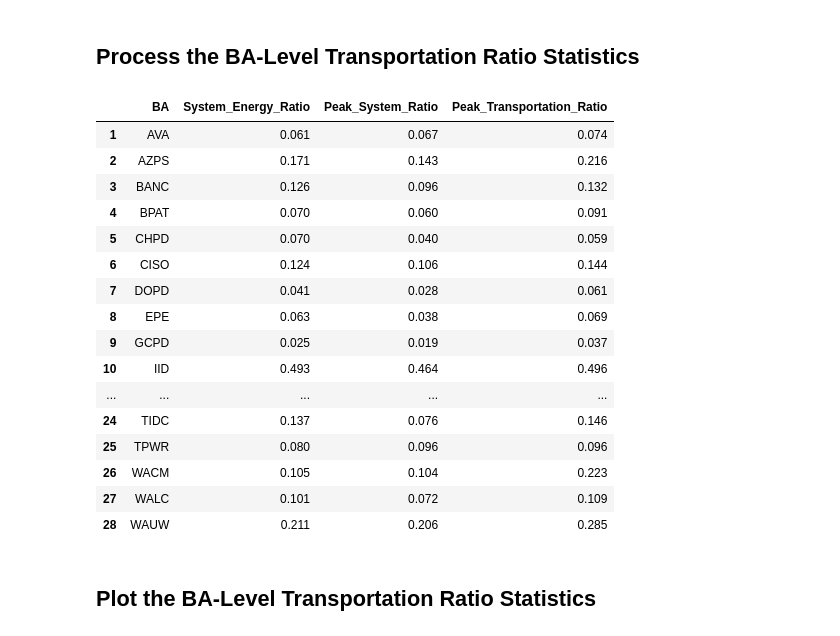
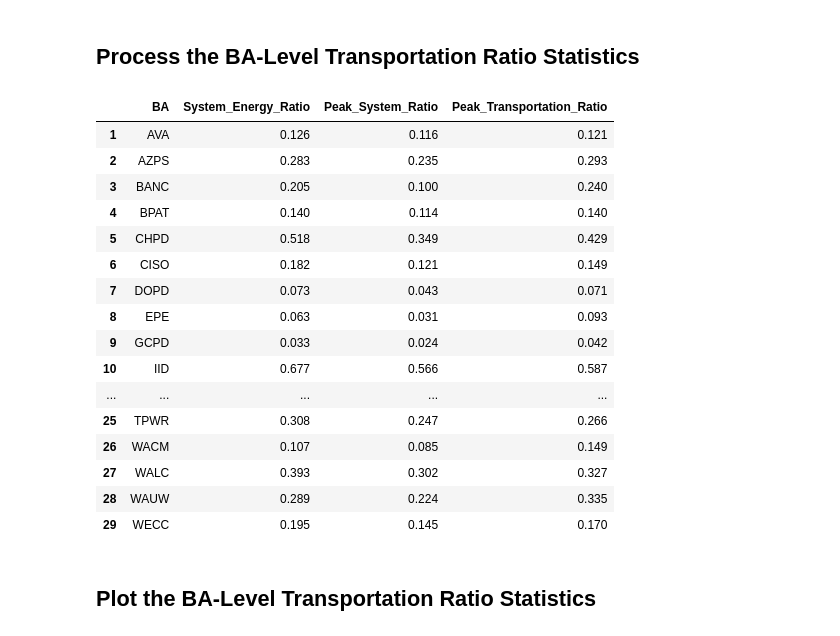
Before and after one commit to GODEEEP/load_analysis, a Jupyter notebook: notebooks/transportation_paper_figures.ipynb, the cells around one changed output. Saved outputs shown, nothing was run; the diff lists cells and outputs as text; code cells hidden in the pictures.

```diff
--- a/notebooks/transportation_paper_figures.ipynb
+++ b/notebooks/transportation_paper_figures.ipynb
@@ -14,8 +14,8 @@ from mpl_toolkits.axes_grid1 import make_axes_locatable
 ## Set the Directory Structure
 # %%
 # Set the data input and image output directories:
-data_input_dir =  '/Users/burl878/Documents/GODEEEP/Data/Transportation_Paper/Data/'
-image_output_dir =  '/Users/burl878/Documents/GODEEEP/Data/Transportation_Paper/Figures/'
+data_input_dir =  '/Users/acha692/OneDrive - PNNL/Documents/GOODEEP/Transportation_Paper/Data/'
+image_output_dir =  '/Users/acha692/OneDrive - PNNL/Documents/GOODEEP/Transportation_Paper/Figures/'
 # %% [markdown]
 ## Process the BA-Level Transportation Ratio Statistics
 # %%
@@ -31,53 +31,70 @@ def process_load_ratios(scenario_to_process: str, year_to_process: str, data_inp
     # Make a list of all of the BAs:
     bas = load_df['BA_Code'].unique()
 
+    # For WECC
+    wecc_df = load_df.groupby(by ='Time_UTC').agg({'Non-Transportation_Load_MWh': 'sum',  'Transportation_Load_MWh': 'sum','Total_Load_MWh':'sum'})
+    wecc_df['Load_Ratio'] = (wecc_df['Transportation_Load_MWh']/wecc_df['Total_Load_MWh']).round(3)
+
     #Initiate a counter and empty dataframe to store the results:
     counter = 0;
     output_df = pd.DataFrame()
 
     # Loop over the BAs and process their data into an output file:
-    for i in range(len(bas)):
+    for i in range(len(bas)+1):
         # Iterate the counter by one:
         counter = counter + 1
 
-        # Subset to just the data for the BA being processed:
-        subset_df = load_df[load_df['BA_Code'].isin([bas[i]])].copy()
+        if counter == len(bas)+1:
 
-        # Put the output in a new dataframe:
-        output_df.loc[counter, 'BA'] = bas[i]
-        output_df.loc[counter, 'System_Energy_Ratio'] = ((subset_df['Transportation_Load_MWh'].sum()) / (subset_df['Total_Load_MWh'].sum())).round(3)
-        output_df.loc[counter, 'Peak_System_Ratio'] = subset_df['Load_Ratio'].loc[subset_df['Total_Load_MWh'].idxmax()].round(3)
-        output_df.loc[counter, 'Peak_Transportation_Ratio'] = subset_df['Load_Ratio'].loc[subset_df['Transportation_Load_MWh'].idxmax()].round(3)
 
-        # Clean up
-        del subset_df
+            output_df.loc[counter, 'BA'] = 'WECC'
+            output_df.loc[counter, 'System_Energy_Ratio'] = ((wecc_df['Transportation_Load_MWh'].sum()) / (wecc_df['Total_Load_MWh'].sum())).round(3)
+            output_df.loc[counter, 'Peak_System_Ratio'] = wecc_df['Load_Ratio'].loc[wecc_df['Total_Load_MWh'].idxmax()].round(3)
+            output_df.loc[counter, 'Peak_Transportation_Ratio'] = wecc_df['Load_Ratio'].loc[wecc_df['Transportation_Load_MWh'].idxmax()].round(3)
+        else:
+
+            # Subset to just the data for the BA being processed:
+            subset_df = load_df[load_df['BA_Code'].isin([bas[i]])].copy()
+
+            # Put the output in a new dataframe:
+            output_df.loc[counter, 'BA'] = bas[i]
+            output_df.loc[counter, 'System_Energy_Ratio'] = ((subset_df['Transportation_Load_MWh'].sum()) / (subset_df['Total_Load_MWh'].sum())).round(3)
+            output_df.loc[counter, 'Peak_System_Ratio'] = subset_df['Load_Ratio'].loc[subset_df['Total_Load_MWh'].idxmax()].round(3)
+            output_df.loc[counter, 'Peak_Transportation_Ratio'] = subset_df['Load_Ratio'].loc[subset_df['Transportation_Load_MWh'].idxmax()].round(3)
+
+            # Clean up
+            del subset_df
+
 
     return output_df
 # %%
 # Test the function for a given year and scenario:
-output_df = process_load_ratios(scenario_to_process = 'BAU_Climate',
-                                year_to_process = '2035',
+output_df = process_load_ratios(scenario_to_process = 'NetZeroNoCCS_Climate',
+                                year_to_process = '2050',
                                 data_input_dir = data_input_dir)
 
+#writing this csv to plot in MATLAB
+# output_df.to_csv("load_ratio_NZ_2050.csv")
+
 output_df
 # %% [output]
 |  | BA | System_Energy_Ratio | Peak_System_Ratio | Peak_Transportation_Ratio |
-| 1 | AVA | 0.061 | 0.067 | 0.074 |
-| 2 | AZPS | 0.171 | 0.143 | 0.216 |
-| 3 | BANC | 0.126 | 0.096 | 0.132 |
-| 4 | BPAT | 0.070 | 0.060 | 0.091 |
-| 5 | CHPD | 0.070 | 0.040 | 0.059 |
-| 6 | CISO | 0.124 | 0.106 | 0.144 |
-| 7 | DOPD | 0.041 | 0.028 | 0.061 |
-| 8 | EPE | 0.063 | 0.038 | 0.069 |
-| 9 | GCPD | 0.025 | 0.019 | 0.037 |
-| 10 | IID | 0.493 | 0.464 | 0.496 |
+| 1 | AVA | 0.126 | 0.116 | 0.121 |
+| 2 | AZPS | 0.283 | 0.235 | 0.293 |
+| 3 | BANC | 0.205 | 0.100 | 0.240 |
+| 4 | BPAT | 0.140 | 0.114 | 0.140 |
+| 5 | CHPD | 0.518 | 0.349 | 0.429 |
+| 6 | CISO | 0.182 | 0.121 | 0.149 |
+| 7 | DOPD | 0.073 | 0.043 | 0.071 |
+| 8 | EPE | 0.063 | 0.031 | 0.093 |
+| 9 | GCPD | 0.033 | 0.024 | 0.042 |
+| 10 | IID | 0.677 | 0.566 | 0.587 |
 | ... | ... | ... | ... | ... |
-| 24 | TIDC | 0.137 | 0.076 | 0.146 |
-| 25 | TPWR | 0.080 | 0.096 | 0.096 |
-| 26 | WACM | 0.105 | 0.104 | 0.223 |
-| 27 | WALC | 0.101 | 0.072 | 0.109 |
-| 28 | WAUW | 0.211 | 0.206 | 0.285 |
+| 25 | TPWR | 0.308 | 0.247 | 0.266 |
+| 26 | WACM | 0.107 | 0.085 | 0.149 |
+| 27 | WALC | 0.393 | 0.302 | 0.327 |
+| 28 | WAUW | 0.289 | 0.224 | 0.335 |
+| 29 | WECC | 0.195 | 0.145 | 0.170 |
 # %% [markdown]
 ## Plot the BA-Level Transportation Ratio Statistics
 # %%
```
